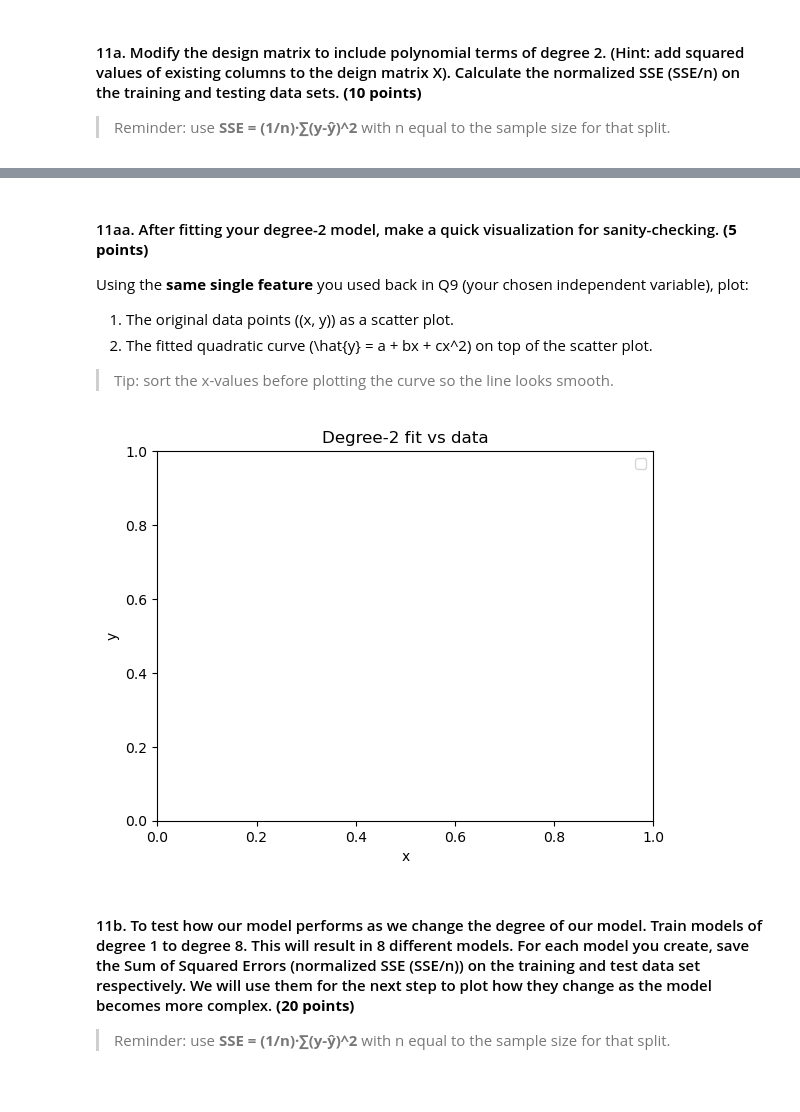
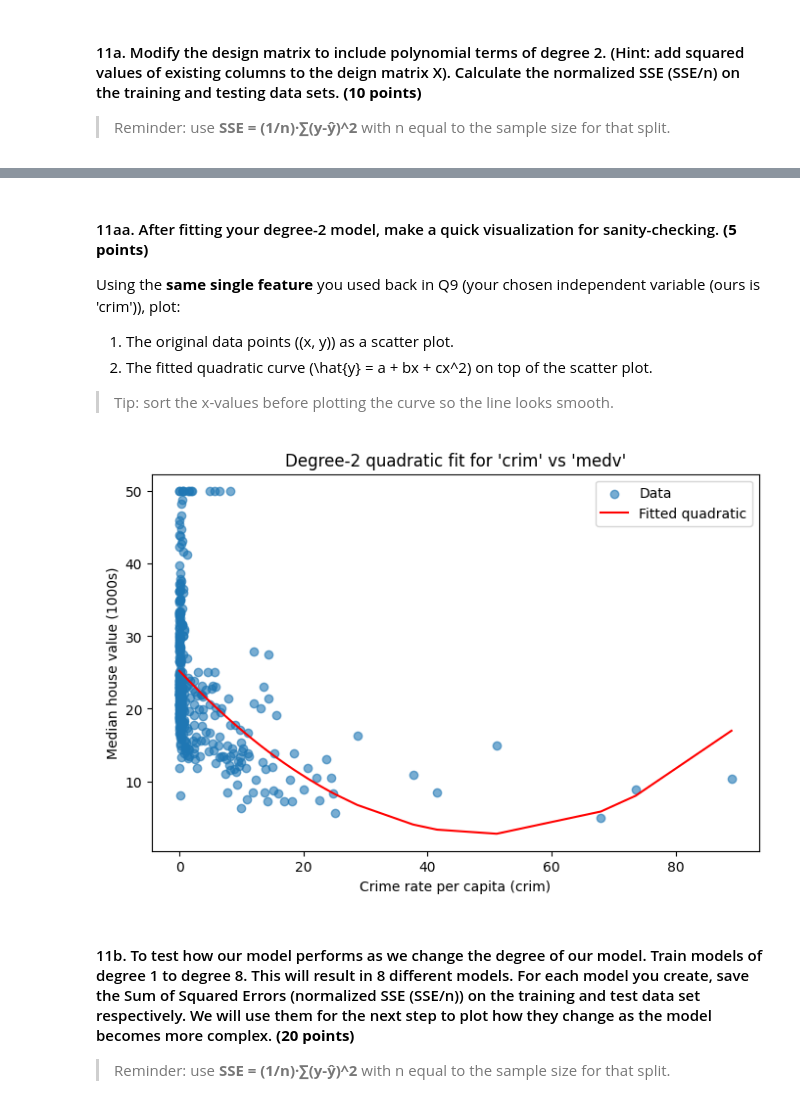
Before and after one commit to alibpowell/project2, a Jupyter notebook: 02_Student_Template_v2.ipynb, the cells around one changed output, grey strips where cells are left out. Cells and saved outputs as stored; diff of their text form; code cells hidden in the pictures.

```diff
--- a/02_Student_Template_v2.ipynb
+++ b/02_Student_Template_v2.ipynb
@@ -376,3 +374,23 @@ x_train, x_test, y_train, y_test = train_test_split(
+# %%
+x_age = df.iloc[:, 6:7].to_numpy()
+
+# split into training and testing sets (80/20)
+np.random.seed(36)
+indices = np.random.permutation(len(x_age))
+train_size = int(0.8 * len(x_age))
+train_idx, test_idx = indices[:train_size], indices[train_size:]
+x_train, x_test = x_age[train_idx], x_age[test_idx]
+y_train, y_test = y[train_idx], y[test_idx]
+
+# standardizing the data...
+age_mean = x_train.mean(axis=0)
+age_std = x_train.std(axis=0)
+
+x_train_scaled_age = (x_train - age_mean) / age_std
+x_test_scaled_age = (x_test - age_mean) / age_std  # scale based on training data
+
+X_train_scaled = prepare_matrix(x_train_scaled_age)
+X_test_scaled = prepare_matrix(x_test_scaled_age)
 # %% [markdown]
 #### 9b. With your training data, train the model by minimizing the Sum of Squared Errors (normalized SSE (SSE/n)). You will have one coefficient for the intercept term $(\beta_0)$ and another for your chosen independent variable ($\beta_1$). **(10 points)**
 
@@ -473,7 +638,7 @@ plt.show()
 # %% [markdown]
 #### 11aa. After fitting your degree-2 model, make a quick visualization for sanity-checking. **(5 points)**
 
-Using the **same single feature** you used back in Q9 (your chosen independent variable), plot:
+Using the **same single feature** you used back in Q9 (your chosen independent variable (ours is 'crim')), plot:
 1. The original data points \((x, y)\) as a scatter plot.
 2. The fitted quadratic curve \(\hat{y} = a + bx + cx^2\) on top of the scatter plot.
 
@@ -481,28 +646,34 @@ Using the **same single feature** you used back in Q9 (your chosen independent v
 # %%
 # 11aa: Plot datapoints and fitted quadratic yhat = a + b x + c x^2 (for your chosen feature from Q9)
 # TODO: Fill in `x_feature`, `y_true`, and the coefficients a, b, c from your degree-2 fit.
 
-import numpy as np
-import matplotlib.pyplot as plt
+# doing 'crim' as the chosen IV
 
-# x_feature = ...   # shape (n,)
-# y_true = ...      # shape (n,)
-# a, b, c = ...     # scalars (from your fitted quadratic on this feature)
+x_feature = x_train[:, 0].flatten()  # crim is column 0
+y_true = y_train.flatten()           # median house value
 
-# Make a smooth curve
-# x_sorted = np.sort(x_feature)
-# y_curve = a + b * x_sorted + c * (x_sorted ** 2)
+# creating degree-2 design matrix for this single feature
+X_poly_single = np.column_stack([np.ones_like(x_feature), x_feature, x_feature**2])
 
-plt.figure()
-# plt.scatter(x_feature, y_true, alpha=0.6, label="Data")
-# plt.plot(x_sorted, y_curve, label="Fitted quadratic")
-plt.xlabel("x")
-plt.ylabel("y")
-plt.title("Degree-2 fit vs data")
+# getting OLS coefficients for this single feature quadratic
+beta_single = np.linalg.inv(X_poly_single.T @ X_poly_single) @ X_poly_single.T @ y_true
+a, b, c = beta_single  # intercept, linear, quadratic coefficients
+
+# make a smooth curve for plotting
+x_sorted = np.sort(x_feature)
+y_curve = a + b * x_sorted + c * x_sorted**2
+
+# plotted!!!
+plt.figure(figsize=(8,5))
+plt.scatter(x_feature, y_true, alpha=0.6, label="Data")
+plt.plot(x_sorted, y_curve, color='red', label="Fitted quadratic")
+plt.xlabel("Crime rate per capita (crim)")
+plt.ylabel("Median house value (1000s)")
+plt.title("Degree-2 quadratic fit for 'crim' vs 'medv'")
 plt.legend()
 plt.show()
 # %% [output]
-[figure, old version]
+[figure, new version]
 # %% [markdown]
 #### 11b. To test how our model performs as we change the degree of our model. Train models of degree 1 to degree 8. This will result in 8 different models.  For each model you create, save the Sum of Squared Errors (normalized SSE (SSE/n)) on the training and test data set respectively. We will use them for the next step to plot how they change as the model becomes more complex. **(20 points)**
 
```
Also changed, not shown: parts of 38 cells of this notebook.
